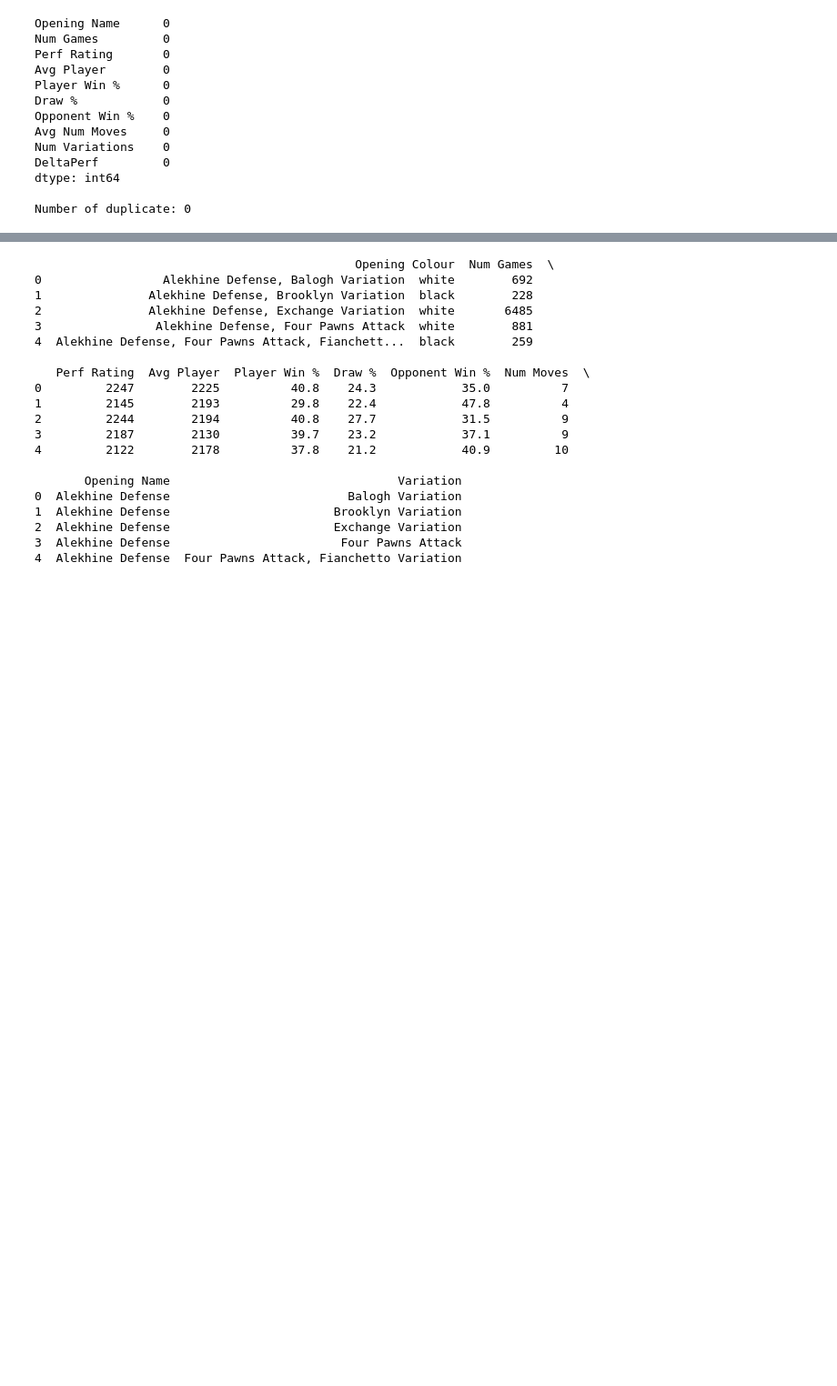
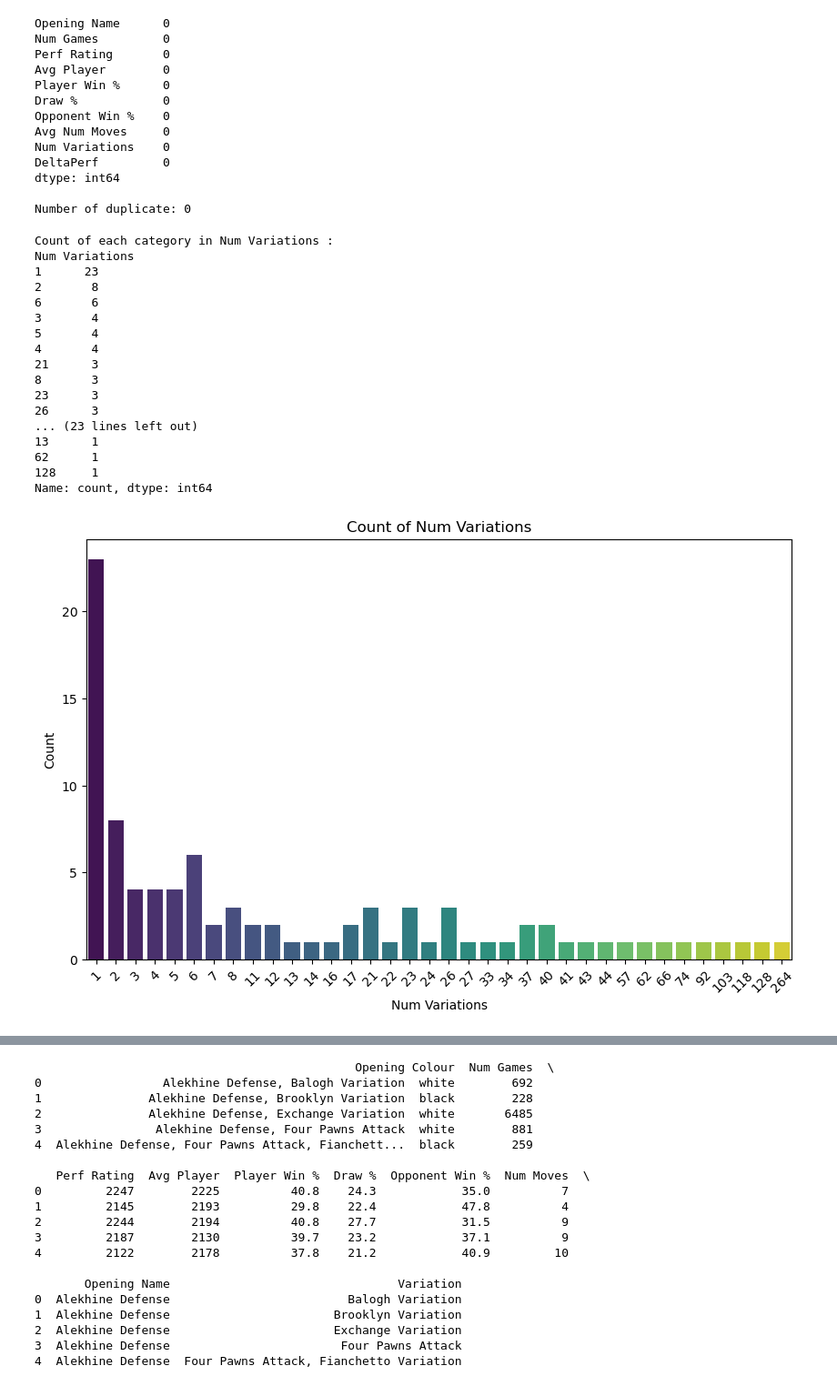
Before and after one commit to alexandredesbos/DAV-CA1, a Jupyter notebook: main.ipynb, the cells around one changed output, grey strips where cells are left out. Shown: that part at 91% size. Drawn from its saved outputs; the diff is of its cells as text; code cells hidden in the pictures; blank space fills up the shorter version.

Commit message:
distribution analysis

```diff
--- a/main.ipynb
+++ b/main.ipynb
@@ -168,3 +175,40 @@ DeltaPerf         0
 dtype: int64
 
 Number of duplicate: 0
+# %%
+import matplotlib.pyplot as plt
+import seaborn as sns
+
+def single_plot_distribution(column, data):
+    print("Count of each category in", column, ":")
+    print(data[column].value_counts())
+
+    # Plot distribution chart
+    plt.figure(figsize=(10, 6))
+    sns.countplot(x=column, data=data, palette='viridis')
+    plt.title('Count of ' + column)
+    plt.xlabel(column)
+    plt.ylabel('Count')
+    plt.xticks(rotation=45)
+    plt.show()
+# %%
+single_plot_distribution('Num Variations', data)
+# %% [output]
+Count of each category in Num Variations :
+Num Variations
+1      23
+2       8
+6       6
+3       4
+5       4
+4       4
+21      3
+8       3
+23      3
+26      3
+... (23 lines left out)
+13      1
+62      1
+128     1
+Name: count, dtype: int64
+[figure, added]
```
Also changed, not shown: parts of 31 cells of this notebook, 6 other files.
